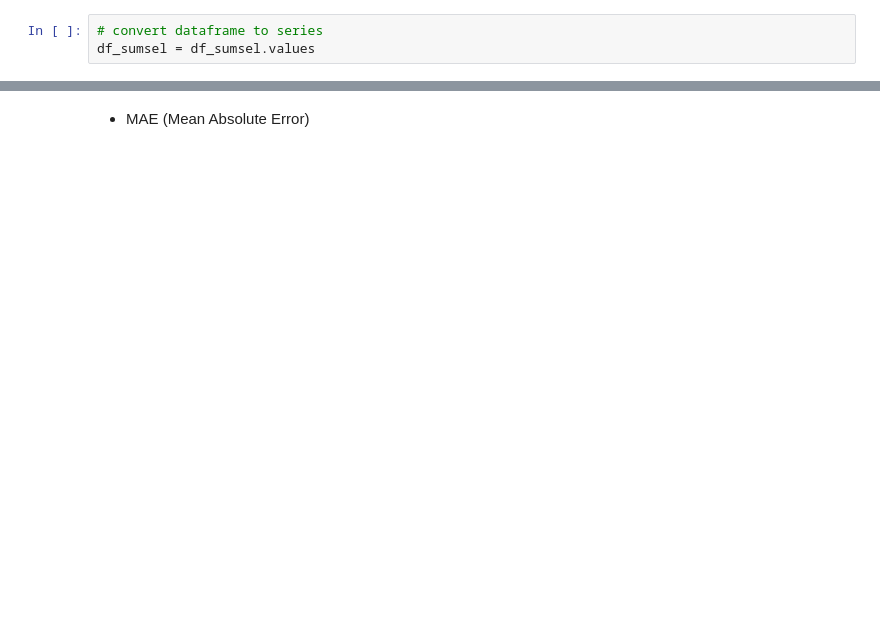
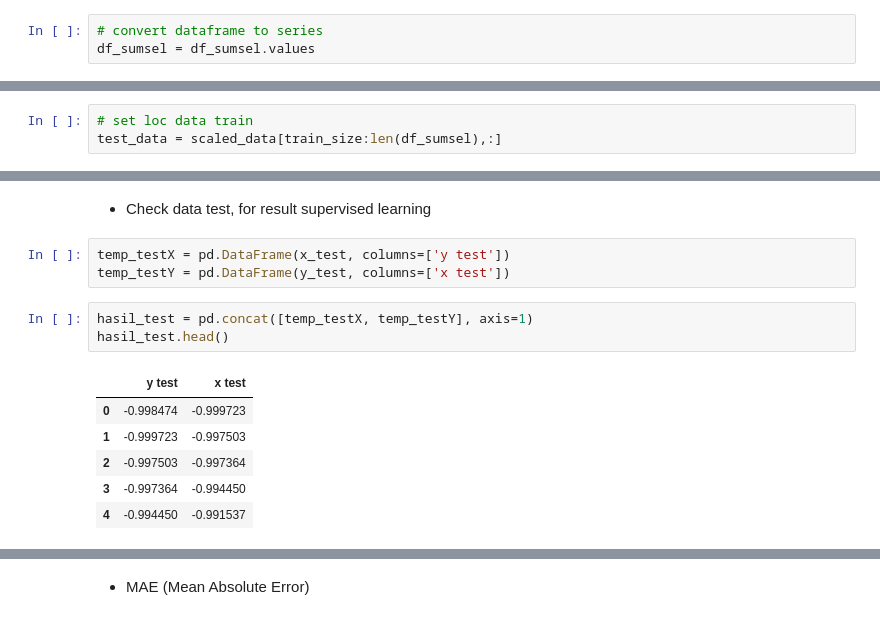
Before and after one commit to kusin/tensorflow-hotspot-v1, a Jupyter notebook: lstm-percobaan1.ipynb, the cells around one changed output, grey strips where cells are left out. Cells and saved outputs as stored; diff of their text form; blank space fills up the shorter version.

```diff
--- a/lstm-percobaan1.ipynb
+++ b/lstm-percobaan1.ipynb
@@ -198,0 +227,3 @@ print(train.shape, test.shape)
+# %%
+# set loc data train
+test_data = scaled_data[train_size:len(df_sumsel),:]
@@ -251,0 +330,15 @@ print(testX.shape, testY.shape)
+# %% [markdown]
+- Check data test, for result supervised learning
+# %%
+temp_testX = pd.DataFrame(x_test, columns=['y test'])
+temp_testY = pd.DataFrame(y_test, columns=['x test'])
+# %%
+hasil_test = pd.concat([temp_testX, temp_testY], axis=1)
+hasil_test.head()
+# %% [output]
+|  | y test | x test |
+| 0 | -0.998474 | -0.999723 |
+| 1 | -0.999723 | -0.997503 |
+| 2 | -0.997503 | -0.997364 |
+| 3 | -0.997364 | -0.994450 |
+| 4 | -0.994450 | -0.991537 |
```
Also changed, not shown: parts of 65 cells of this notebook.
